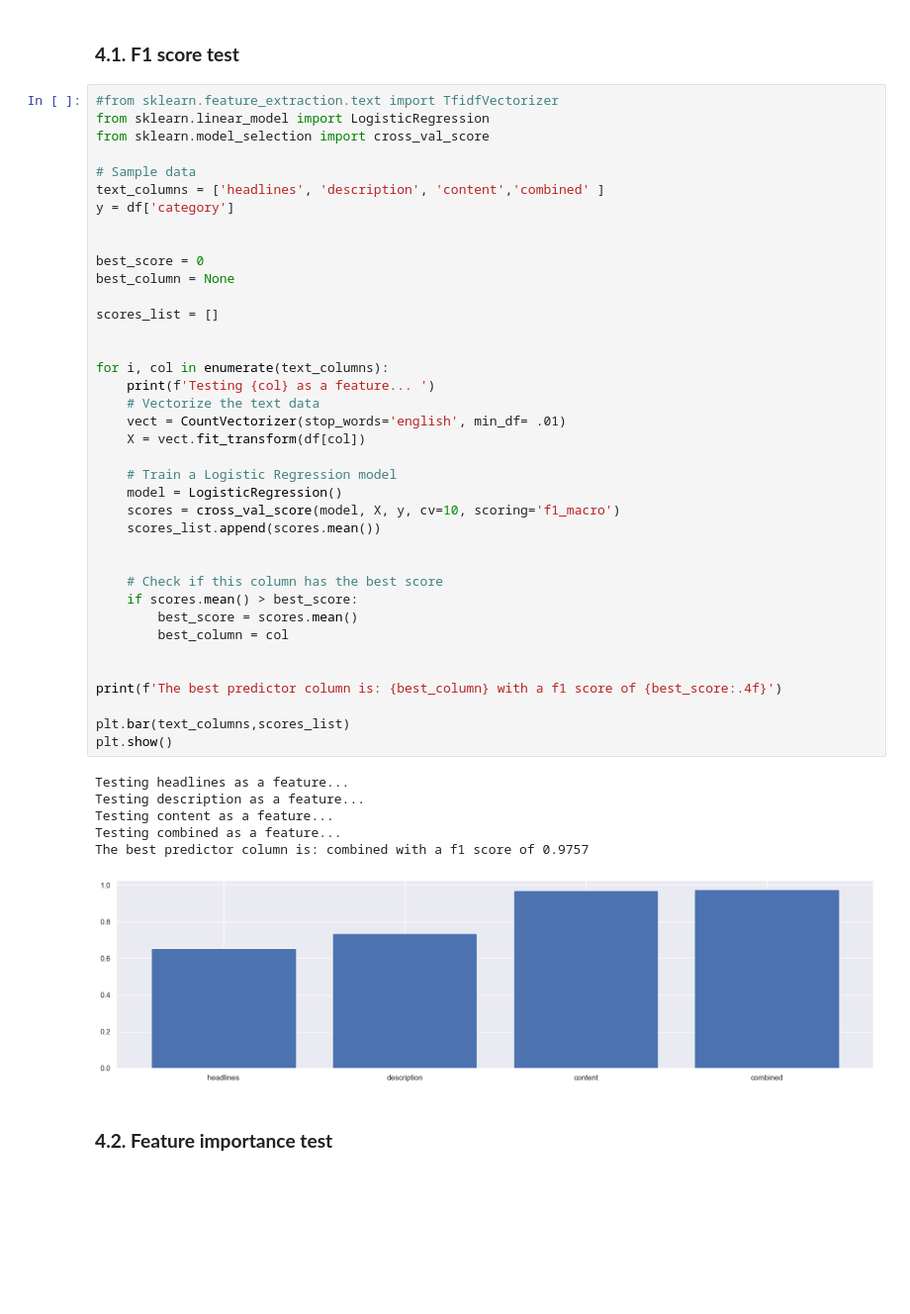
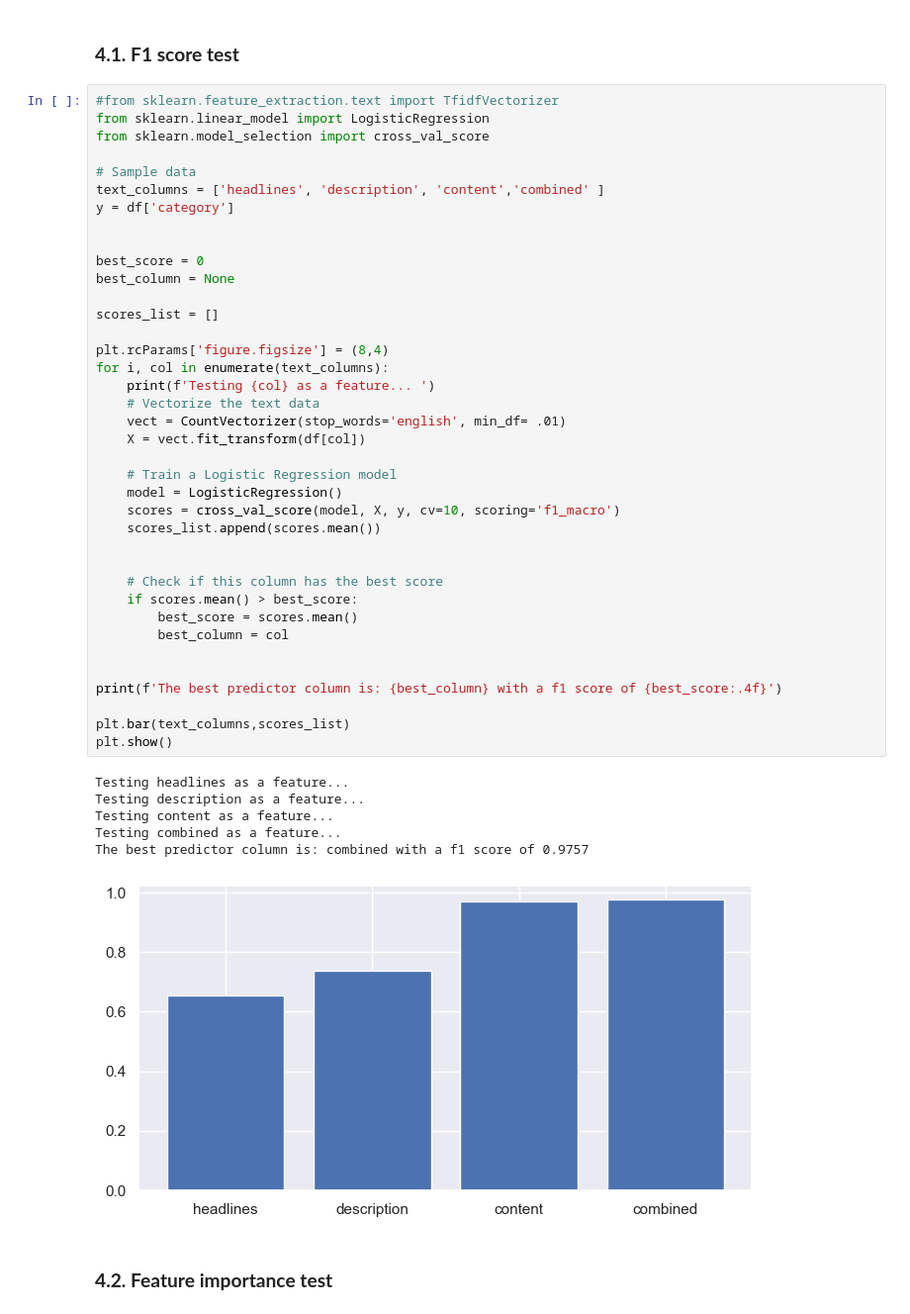
Before and after one commit to VuyiswaK/2401PTDS_Classification_Project, a Jupyter notebook: Notebook.ipynb, the cells around one changed output. Shown: that part at 99% size. Drawn from its saved outputs; the diff is of its cells as text; blank space fills up the shorter version.

```diff
--- a/Notebook.ipynb
+++ b/Notebook.ipynb
@@ -335,36 +322,36 @@ best_column = None
 
 scores_list = []
 
-
+plt.rcParams['figure.figsize'] = (8,4)
 for i, col in enumerate(text_columns):
     print(f'Testing {col} as a feature... ')
     # Vectorize the text data
     vect = CountVectorizer(stop_words='english', min_df= .01)
     X = vect.fit_transform(df[col])
 
     # Train a Logistic Regression model
     model = LogisticRegression()
     scores = cross_val_score(model, X, y, cv=10, scoring='f1_macro')
     scores_list.append(scores.mean())
 
 
     # Check if this column has the best score
     if scores.mean() > best_score:
         best_score = scores.mean()
         best_column = col
 
 
 print(f'The best predictor column is: {best_column} with a f1 score of {best_score:.4f}')
 
 plt.bar(text_columns,scores_list)
 plt.show()
 # %% [output]
 Testing headlines as a feature...
 Testing description as a feature...
 Testing content as a feature...
 Testing combined as a feature...
 The best predictor column is: combined with a f1 score of 0.9757
-[figure, old version]
+[figure, new version]
 # %% [markdown]
 ### **4.2. Feature importance test**
 # %%
```
Also changed, not shown: parts of 4 cells of this notebook.
